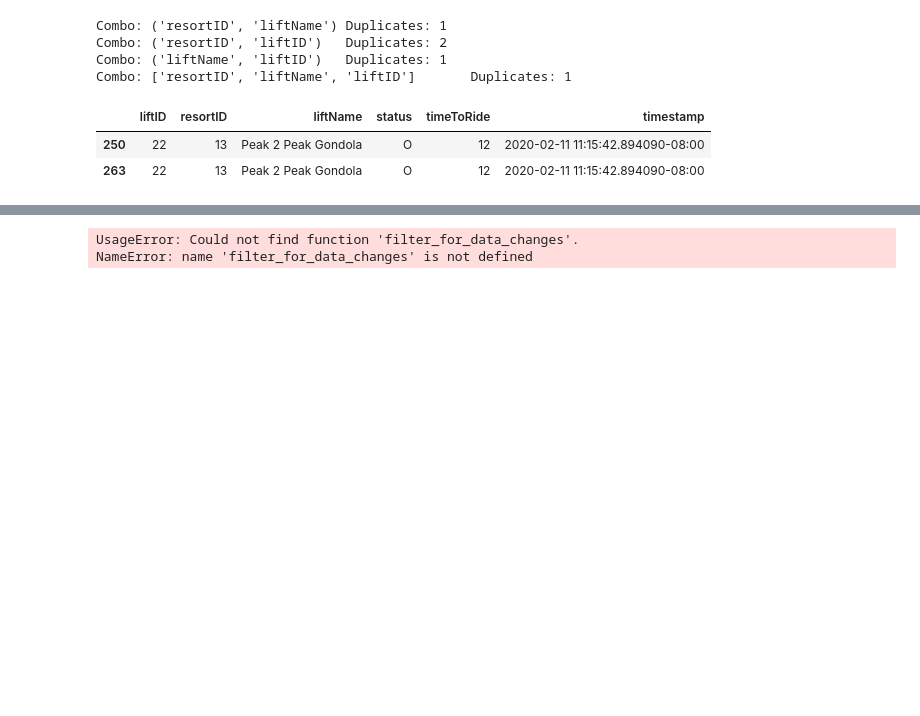
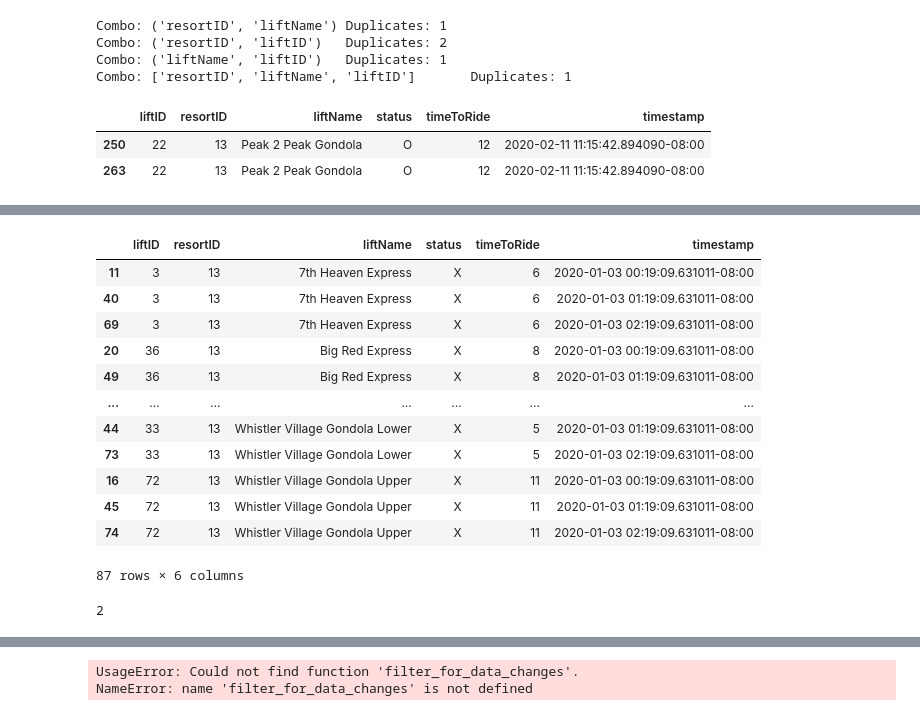
Before and after one commit to Pall-v/snowbot, a Jupyter notebook: notebooks/2.0-pv-process-json.ipynb, the cells around one changed output, grey strips where cells are left out. Saved outputs shown, nothing was run; the diff lists cells and outputs as text; code cells hidden in the pictures; blank space fills up the shorter version.

```diff
--- a/notebooks/2.0-pv-process-json.ipynb
+++ b/notebooks/2.0-pv-process-json.ipynb
@@ -713,0 +731,20 @@ df[df.duplicated(ID_cols, keep=False)]
+# %%
+df.sort_values(topic_ID_col_names['lifts'])
+# %% [output]
+|  | liftID | resortID | liftName | status | timeToRide | timestamp |
+| 11 | 3 | 13 | 7th Heaven Express | X | 6 | 2020-01-03 00:19:09.631011-08:00 |
+| 40 | 3 | 13 | 7th Heaven Express | X | 6 | 2020-01-03 01:19:09.631011-08:00 |
+| 69 | 3 | 13 | 7th Heaven Express | X | 6 | 2020-01-03 02:19:09.631011-08:00 |
+| 20 | 36 | 13 | Big Red Express | X | 8 | 2020-01-03 00:19:09.631011-08:00 |
+| 49 | 36 | 13 | Big Red Express | X | 8 | 2020-01-03 01:19:09.631011-08:00 |
+| ... | ... | ... | ... | ... | ... | ... |
+| 44 | 33 | 13 | Whistler Village Gondola Lower | X | 5 | 2020-01-03 01:19:09.631011-08:00 |
+| 73 | 33 | 13 | Whistler Village Gondola Lower | X | 5 | 2020-01-03 02:19:09.631011-08:00 |
+| 16 | 72 | 13 | Whistler Village Gondola Upper | X | 11 | 2020-01-03 00:19:09.631011-08:00 |
+| 45 | 72 | 13 | Whistler Village Gondola Upper | X | 11 | 2020-01-03 01:19:09.631011-08:00 |
+| 74 | 72 | 13 | Whistler Village Gondola Upper | X | 11 | 2020-01-03 02:19:09.631011-08:00 |
+87 rows × 6 columns
+# %%
+df.query('liftName != "Peak 2 Peak Gondola"').groupby(topic_ID_col_names['lifts'], group_keys=False).cumcount().max()
+# %% [output]
+2
```
Also changed, not shown: parts of 13 cells of this notebook, 2 other files.
